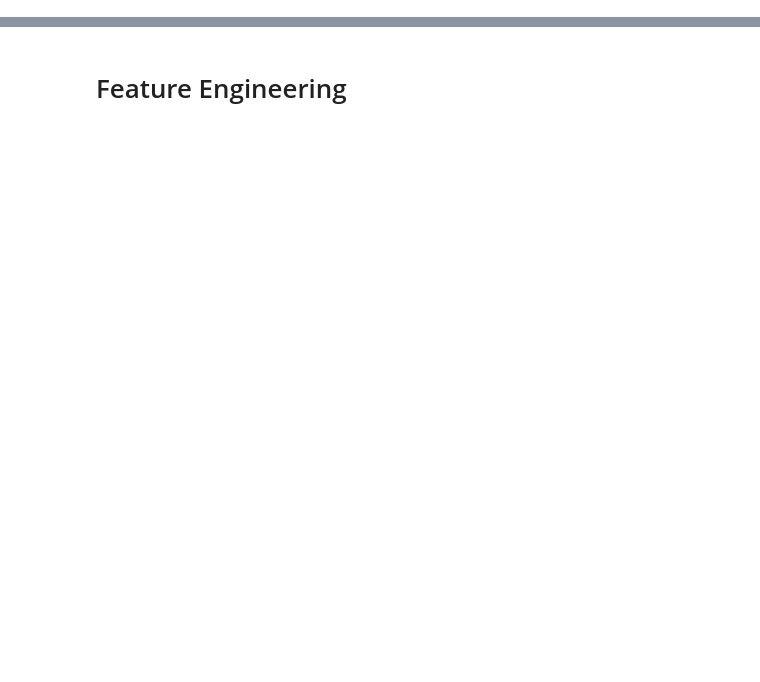
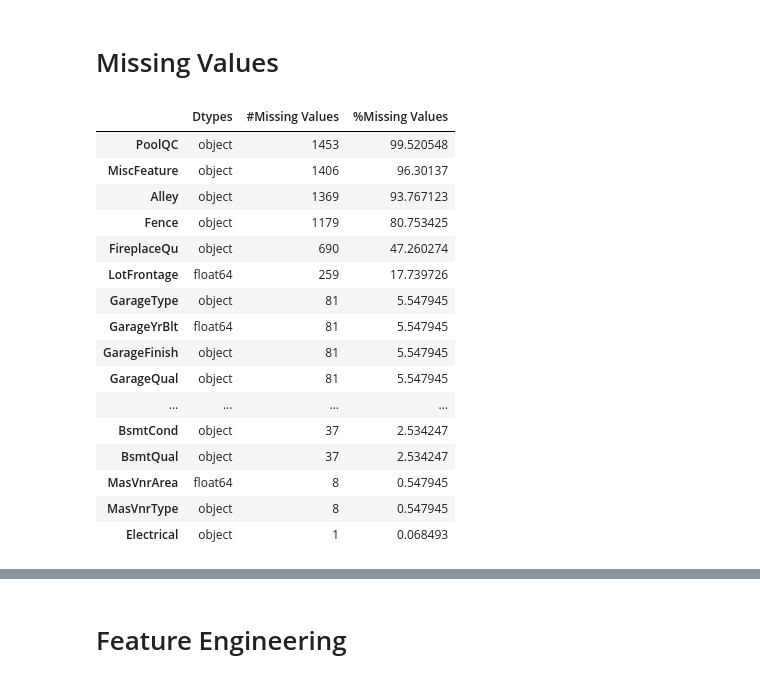
Before and after one commit to TheLightBringer616/House-Pricing-Prediction, a Jupyter notebook: house_pricing_prediction.ipynb, the cells around one changed output, grey strips where cells are left out. Saved outputs shown, nothing was run; the diff lists cells and outputs as text; code cells hidden in the pictures; blank space fills up the shorter version.

```diff
--- a/house_pricing_prediction.ipynb
+++ b/house_pricing_prediction.ipynb
@@ -103,0 +16,3 @@ Series([], dtype: int64)
+# %%
+df = pd.read_csv("data.csv")
+df.head()
@@ -103,0 +27,3 @@ Series([], dtype: int64)
+# %%
+df.drop(['Id'], axis=1, inplace=True)
+df.head()
@@ -103,0 +38,38 @@ Series([], dtype: int64)
+# %%
+df1 = df.copy()
+# %% [markdown]
+# Missing Values
+# %%
+def missing_vals(df):
+
+    missing = df.isna().sum()[df.isna().sum() > 0].sort_values(ascending=False).values
+
+    percentage = (df.isna().mean()*100)[df.isna().mean()*100 > 0].sort_values(ascending=False).values
+
+    names = df.isna().sum()[df.isna().sum() > 0].sort_values(ascending=False).index
+
+    dtypes = df[names].dtypes.values
+
+    data = np.array([dtypes, missing, percentage]).T
+
+    return pd.DataFrame(data=data, index=names, columns=['Dtypes', '#Missing Values', '%Missing Values'])
+# %%
+missing_vals(df1)
+# %% [output]
+|  | Dtypes | #Missing Values | %Missing Values |
+| PoolQC | object | 1453 | 99.520548 |
+| MiscFeature | object | 1406 | 96.30137 |
+| Alley | object | 1369 | 93.767123 |
+| Fence | object | 1179 | 80.753425 |
+| FireplaceQu | object | 690 | 47.260274 |
+| LotFrontage | float64 | 259 | 17.739726 |
+| GarageType | object | 81 | 5.547945 |
+| GarageYrBlt | float64 | 81 | 5.547945 |
+| GarageFinish | object | 81 | 5.547945 |
+| GarageQual | object | 81 | 5.547945 |
+| ... | ... | ... | ... |
+| BsmtCond | object | 37 | 2.534247 |
+| BsmtQual | object | 37 | 2.534247 |
+| MasVnrArea | float64 | 8 | 0.547945 |
+| MasVnrType | object | 8 | 0.547945 |
+| Electrical | object | 1 | 0.068493 |
```
Also changed, not shown: parts of 80 cells of this notebook, 2 other files.
